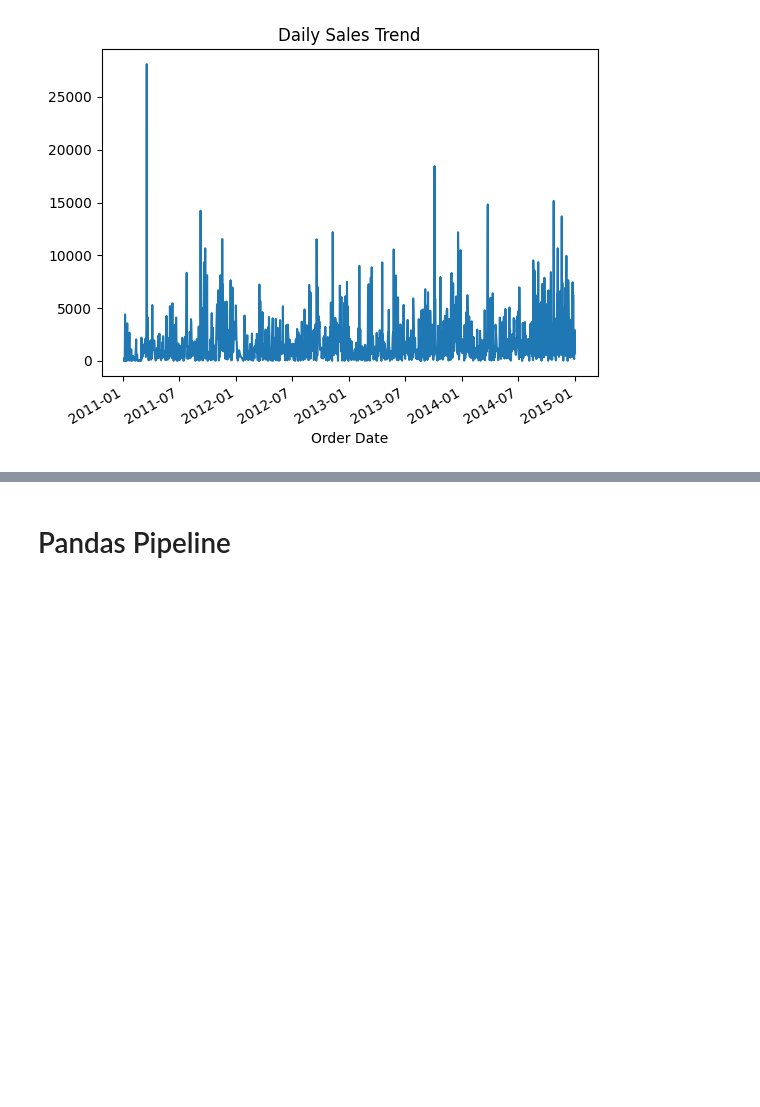
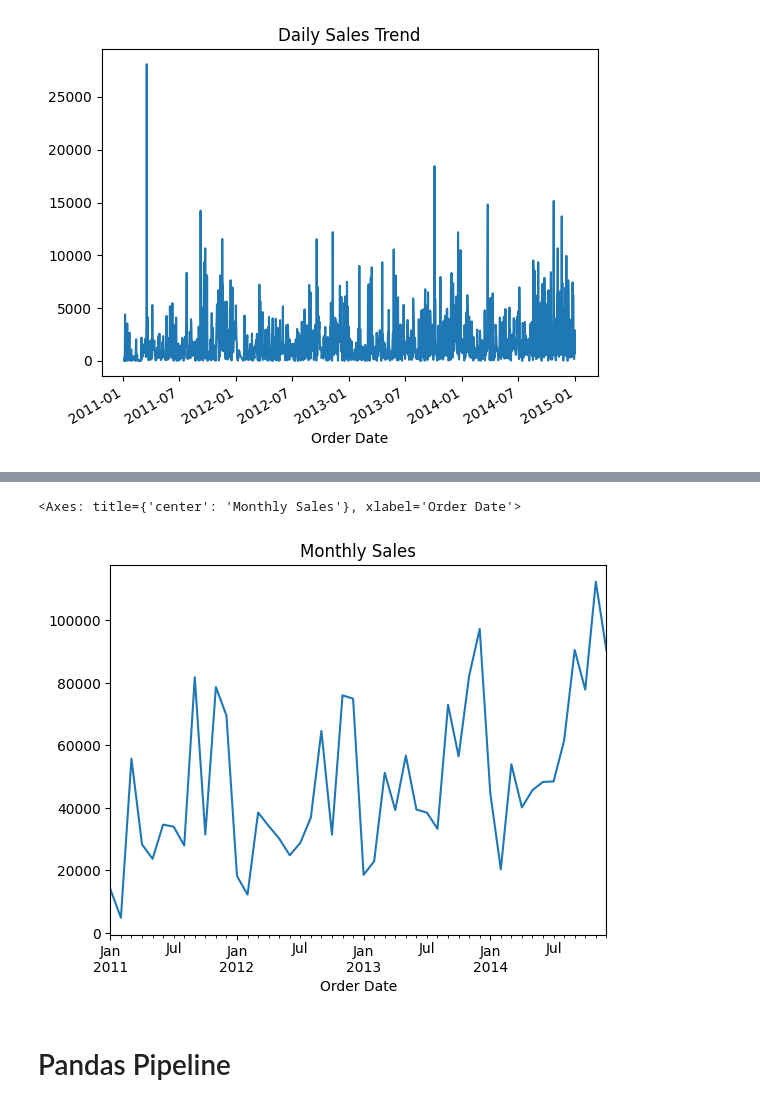
Before and after one commit to MaCoZu/Python, a Jupyter notebook: NOTEBOOKS/pandas/00_data_analysis_in_pandas.ipynb, the cells around one changed output, grey strips where cells are left out. Saved outputs shown, nothing was run; the diff lists cells and outputs as text; code cells hidden in the pictures; blank space fills up the shorter version.

```diff
--- a/NOTEBOOKS/pandas/00_data_analysis_in_pandas.ipynb
+++ b/NOTEBOOKS/pandas/00_data_analysis_in_pandas.ipynb
@@ -390,0 +403,6 @@ plt.savefig("plot.png")
+# %%
+# .resample() groups time-based data into fixed intervals (like daily or monthly)
+df_date["Sales"].resample("ME").sum().plot(kind="line", title="Monthly Sales")
+# %% [output]
+<Axes: title={'center': 'Monthly Sales'}, xlabel='Order Date'>
+[figure, added]
```
Also changed, not shown: parts of 14 cells of this notebook.
